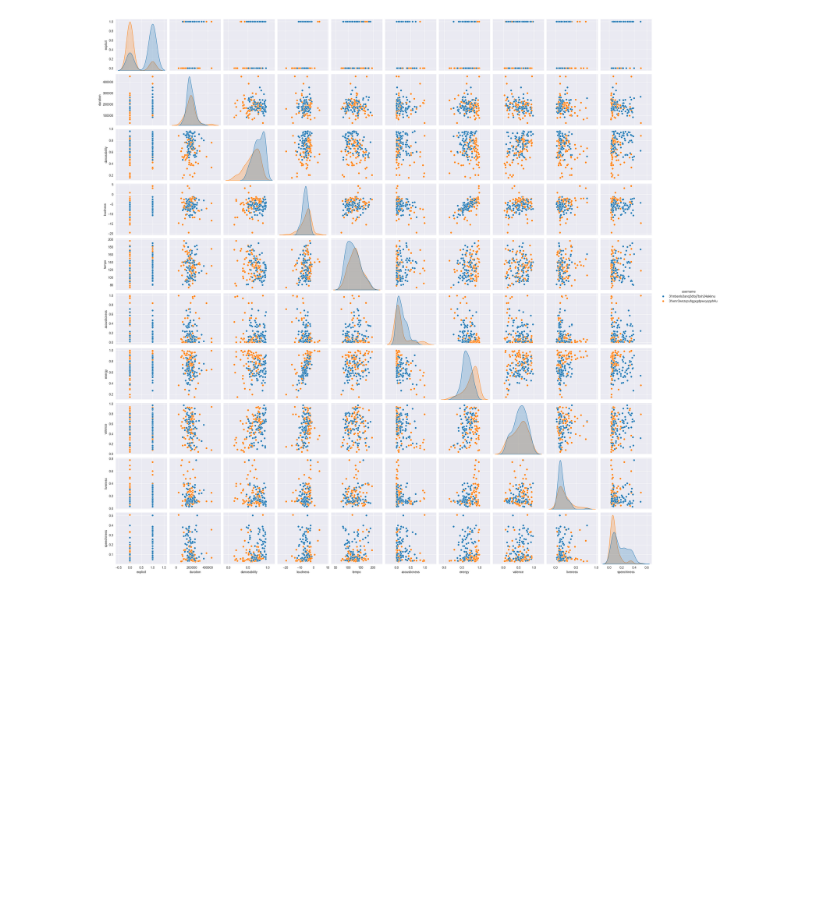
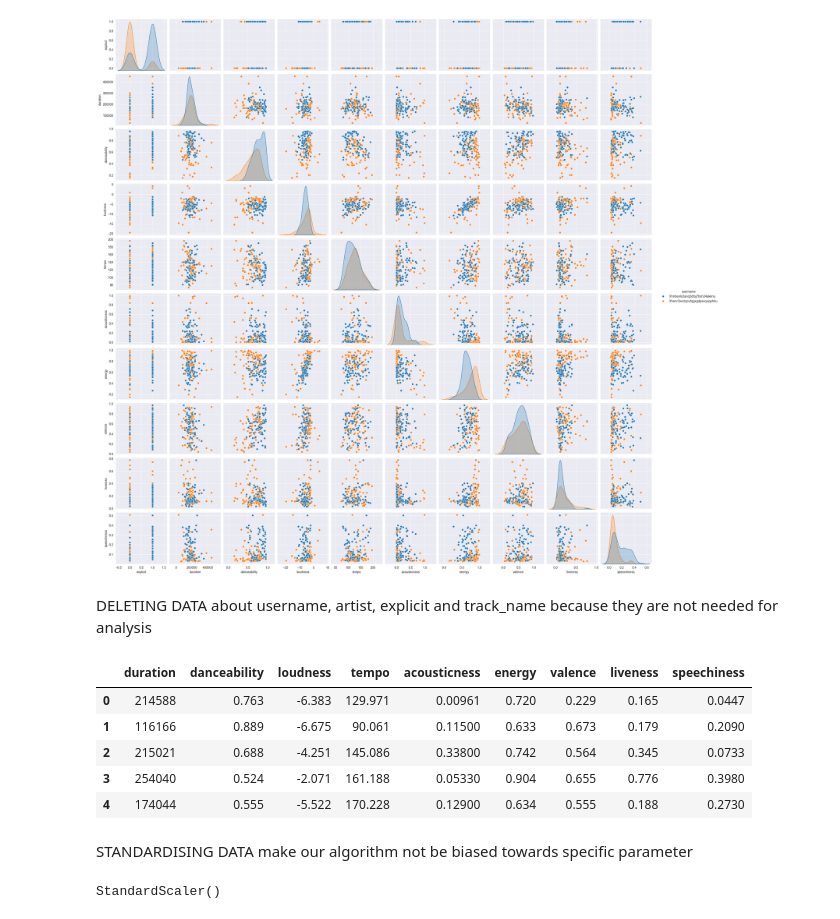
Before and after one commit to aleksandra0KR/MatchingApp, a Jupyter notebook: getDataFromSpotify.ipynb, the cells around one changed output. Cells and saved outputs as stored; diff of their text form; code cells hidden in the pictures; blank space fills up the shorter version.

Commit message:
feat: STANDARDISING and KNN and simple comparison

```diff
--- a/getDataFromSpotify.ipynb
+++ b/getDataFromSpotify.ipynb
@@ -114,3 +97,19 @@ music_pairplot
 # %% [output]
 <seaborn.axisgrid.PairGrid at 0x...>
 [figure]
+# %% [markdown]
+DELETING DATA about username, artist, explicit and track_name
+because they are not needed for analysis
+# %%
+df_non_standardised = df_songs.drop(['username','artist','explicit','track_name','id'], axis=1)
+display(df_non_standardised.head())
+# %% [output]
+|  | duration | danceability | loudness | tempo | acousticness | energy | valence | liveness | speechiness |
+| 0 | 214588 | 0.763 | -6.383 | 129.971 | 0.00961 | 0.720 | 0.229 | 0.165 | 0.0447 |
+| 1 | 116166 | 0.889 | -6.675 | 90.061 | 0.11500 | 0.633 | 0.673 | 0.179 | 0.2090 |
+| 2 | 215021 | 0.688 | -4.251 | 145.086 | 0.33800 | 0.742 | 0.564 | 0.345 | 0.0733 |
+| 3 | 254040 | 0.524 | -2.071 | 161.188 | 0.05330 | 0.904 | 0.655 | 0.776 | 0.3980 |
+| 4 | 174044 | 0.555 | -5.522 | 170.228 | 0.12900 | 0.634 | 0.555 | 0.188 | 0.2730 |
+# %% [markdown]
+STANDARDISING DATA
+make our algorithm not be biased towards specific parameter
@@ -116,0 +119,4 @@ music_pairplot
+# %%
+scaler.fit(df_songs.drop(['username','artist','explicit','track_name','id'], axis=1))
+# %% [output]
+StandardScaler()
```
Also changed, not shown: parts of 12 cells of this notebook.
